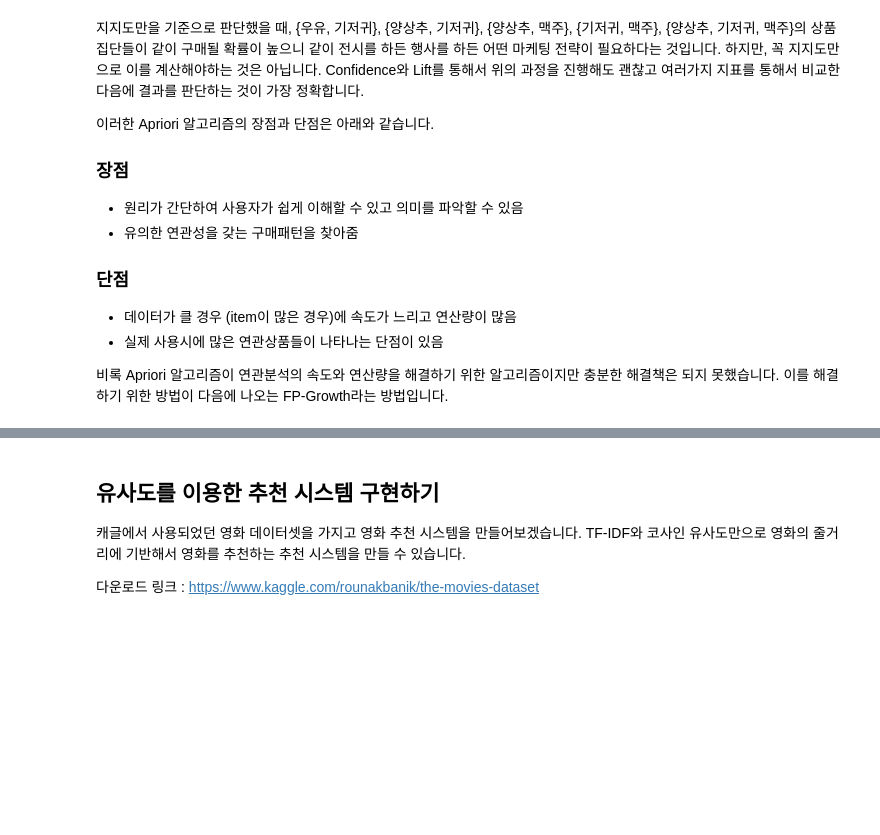
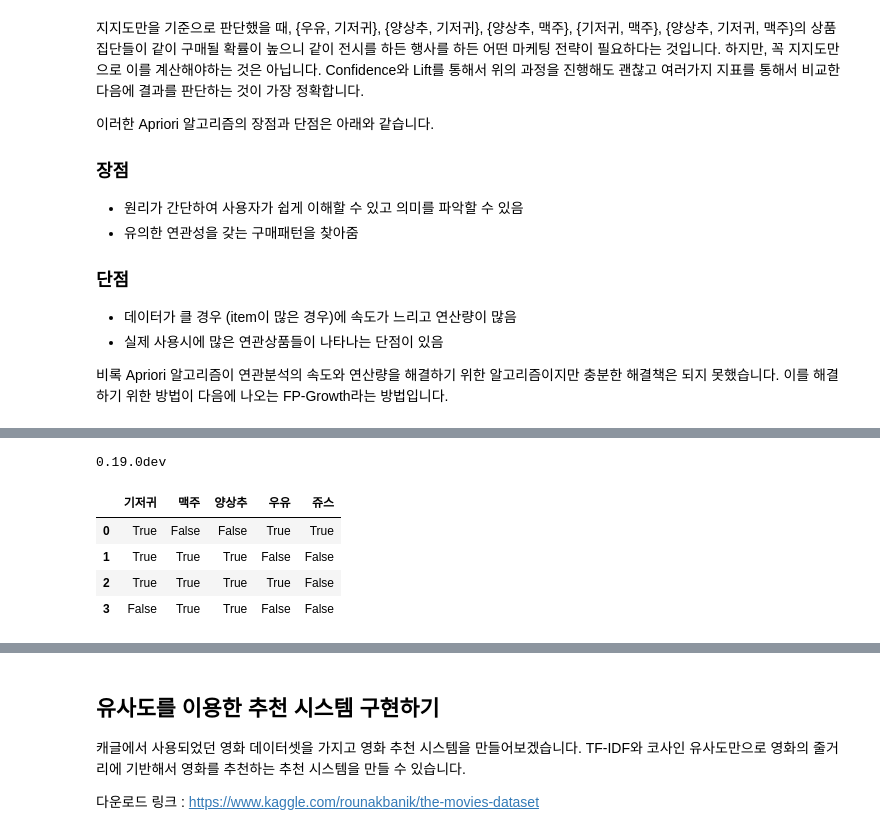
Before and after one commit to qkrwjdduf159/SD_academy, a Jupyter notebook: 머신러닝/추천시스템(Recommended System)/추천시스템.ipynb, the cells around one changed output, grey strips where cells are left out. Drawn from its saved outputs; the diff is of its cells as text; code cells hidden in the pictures; blank space fills up the shorter version.

```diff
--- a/머신러닝/추천시스템(Recommended System)/추천시스템.ipynb
+++ b/머신러닝/추천시스템(Recommended System)/추천시스템.ipynb
@@ -152,0 +198,28 @@
+# %%
+import mlxtend
+print(mlxtend.__version__)
+# %% [output]
+0.19.0dev
+# %%
+import mlxtend
+import numpy as np
+import pandas as pd
+
+data = np.array([
+    ['우유', '기저귀', '쥬스'],
+    ['양상추', '기저귀', '맥주'],
+    ['우유', '양상추', '기저귀', '맥주'],
+    ['양상추', '맥주']
+])
+# %%
+from mlxtend.preprocessing import TransactionEncoder
+te = TransactionEncoder()
+te_ary = te.fit(data).transform(data)
+df = pd.DataFrame(te_ary, columns=te.columns_)
+df
+# %% [output]
+|  | 기저귀 | 맥주 | 양상추 | 우유 | 쥬스 |
+| 0 | True | False | False | True | True |
+| 1 | True | True | True | False | False |
+| 2 | True | True | True | True | False |
+| 3 | False | True | True | False | False |
```
Also changed, not shown: parts of 37 cells of this notebook.
